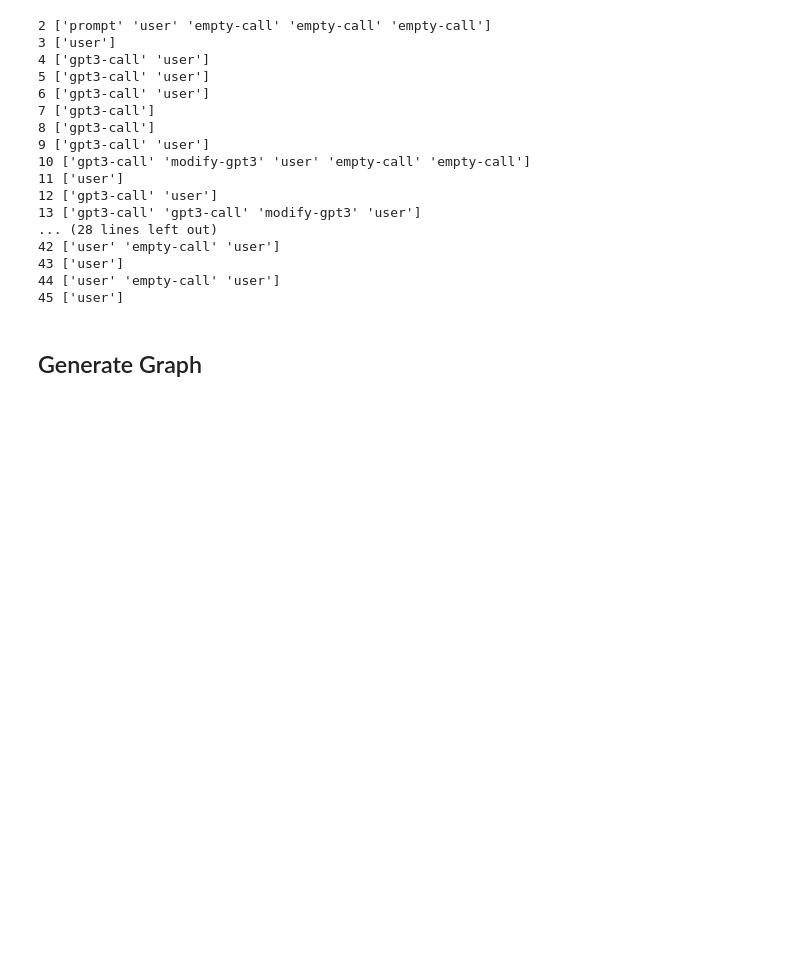
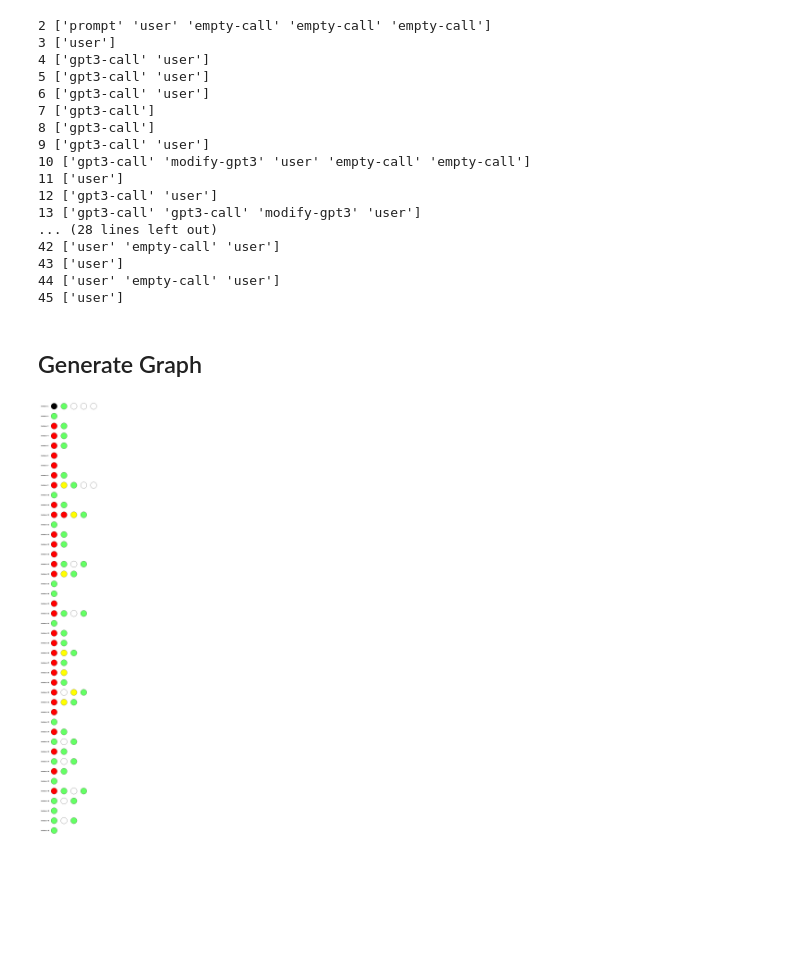
Before and after one commit to srivarshan-s/CoAuthorViz, a Jupyter notebook: trial.ipynb, the cells around one changed output. Saved outputs shown, nothing was run; the diff lists cells and outputs as text; code cells hidden in the pictures; blank space fills up the shorter version.

Commit message:
Add graph functionality

```diff
--- a/trial.ipynb
+++ b/trial.ipynb
@@ -282,0 +286,11 @@ for num in np.unique(df["num_sentences"]):
+# %%
+image = Image.new("RGB", (600, 4500), "white")
+draw = ImageDraw.Draw(image)
+x, y = 25, 50
+margin = 25
+line_center = 85
+x_line, y_line = 175, 100
+font = ImageFont.load_default()
+
+circle_size = 50
+sentence_margin = 80
@@ -282,0 +377,4 @@ for num in np.unique(df["num_sentences"]):
+# %%
+display(image)
+# %% [output]
+[figure, added]
```
Also changed, not shown: parts of 4 cells of this notebook.
